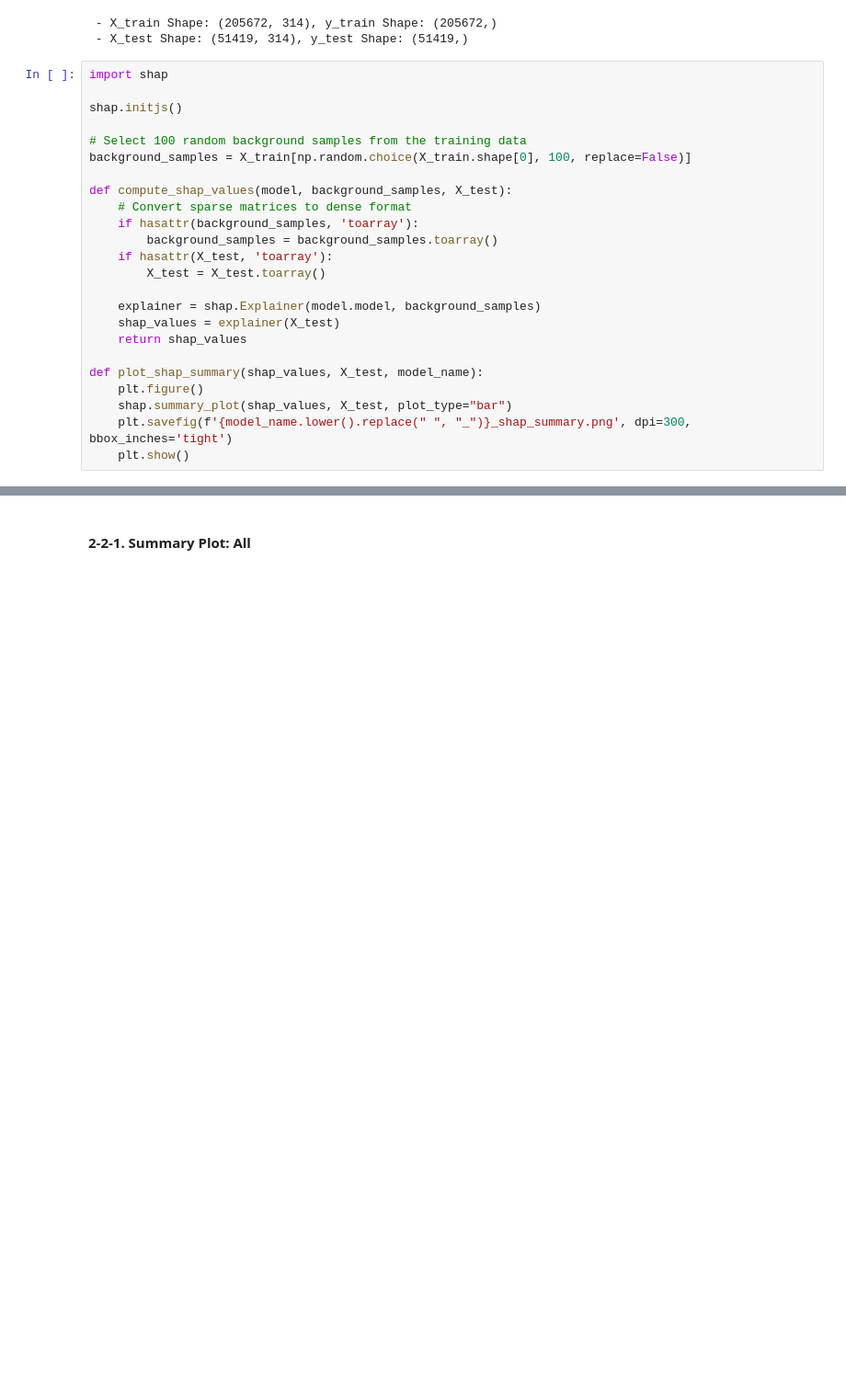
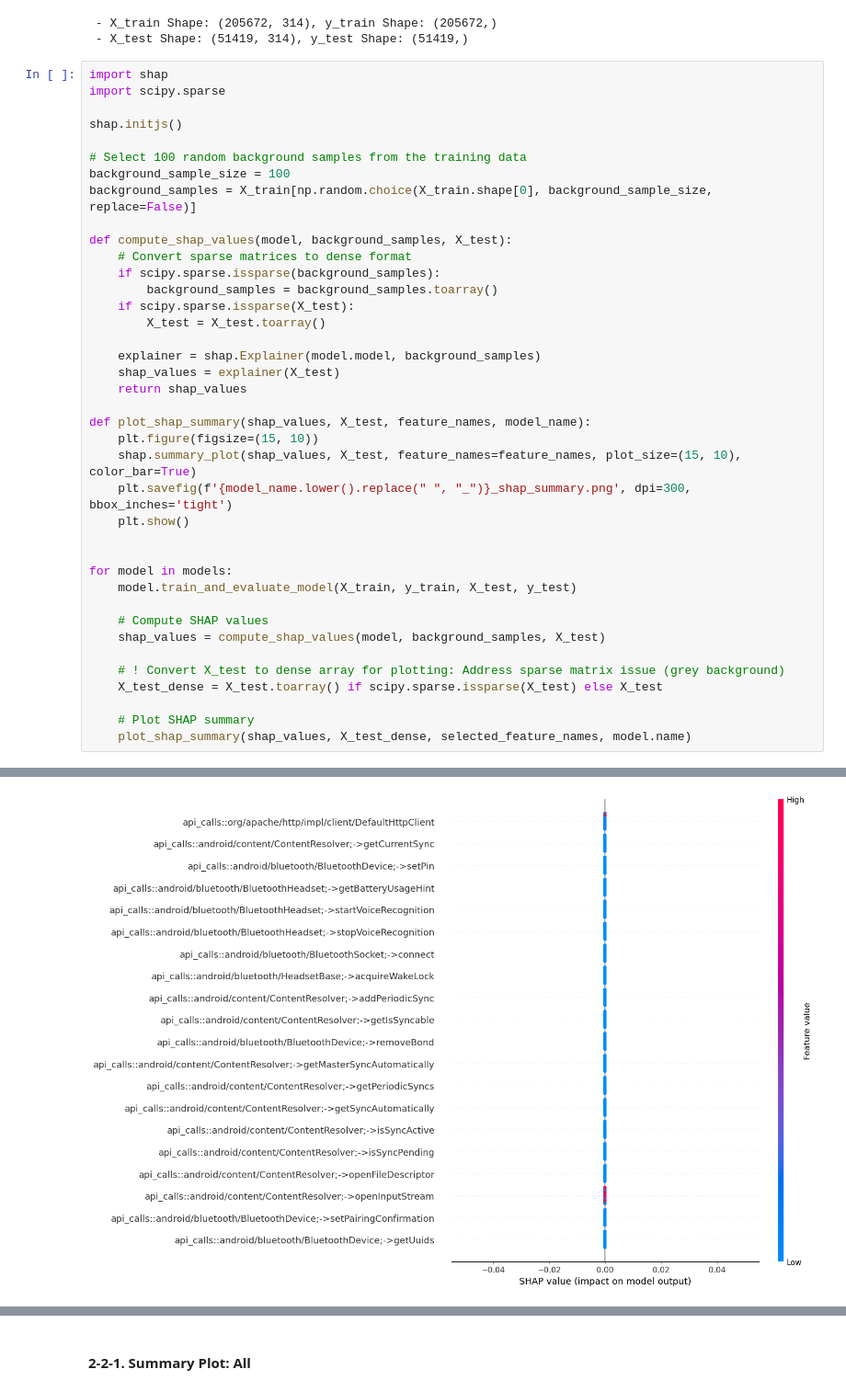
Before and after one commit to changjoon-park/kings-project, a Jupyter notebook: data/project.ipynb, the cells around one changed output, grey strips where cells are left out. Shown at 92% size. Cells and saved outputs as stored; diff of their text form; blank space fills up the shorter version.

Commit message:
Experiment 2: address narrow X-axis issue

```diff
--- a/data/project.ipynb
+++ b/data/project.ipynb
@@ -760,27 +760,43 @@ print(f" - X_test Shape: {X_test.shape}, y_test Shape: {y_test.shape}")
  - X_test Shape: (51419, 314), y_test Shape: (51419,)
 # %%
 import shap
+import scipy.sparse
 
 shap.initjs()
 
 # Select 100 random background samples from the training data
-background_samples = X_train[np.random.choice(X_train.shape[0], 100, replace=False)]
+background_sample_size = 100
+background_samples = X_train[np.random.choice(X_train.shape[0], background_sample_size, replace=False)]
 
 def compute_shap_values(model, background_samples, X_test):
     # Convert sparse matrices to dense format
-    if hasattr(background_samples, 'toarray'):
+    if scipy.sparse.issparse(background_samples):
         background_samples = background_samples.toarray()
-    if hasattr(X_test, 'toarray'):
+    if scipy.sparse.issparse(X_test):
         X_test = X_test.toarray()
 
     explainer = shap.Explainer(model.model, background_samples)
     shap_values = explainer(X_test)
     return shap_values
 
-def plot_shap_summary(shap_values, X_test, model_name):
-    plt.figure()
-    shap.summary_plot(shap_values, X_test, plot_type="bar")
+def plot_shap_summary(shap_values, X_test, feature_names, model_name):
+    plt.figure(figsize=(15, 10))
+    shap.summary_plot(shap_values, X_test, feature_names=feature_names, plot_size=(15, 10), color_bar=True)
     plt.savefig(f'{model_name.lower().replace(" ", "_")}_shap_summary.png', dpi=300, bbox_inches='tight')
     plt.show()
+
+
+for model in models:
+    model.train_and_evaluate_model(X_train, y_train, X_test, y_test)
+
+    # Compute SHAP values
+    shap_values = compute_shap_values(model, background_samples, X_test)
+
+    # ! Convert X_test to dense array for plotting: Address sparse matrix issue (grey background)
+    X_test_dense = X_test.toarray() if scipy.sparse.issparse(X_test) else X_test
+
+    # Plot SHAP summary
+    plot_shap_summary(shap_values, X_test_dense, selected_feature_names, model.name)
 # %% [output]
 [interactive output not drawn]
+[figure, added]
```
Also changed, not shown: parts of 8 cells of this notebook, 1 other file.
